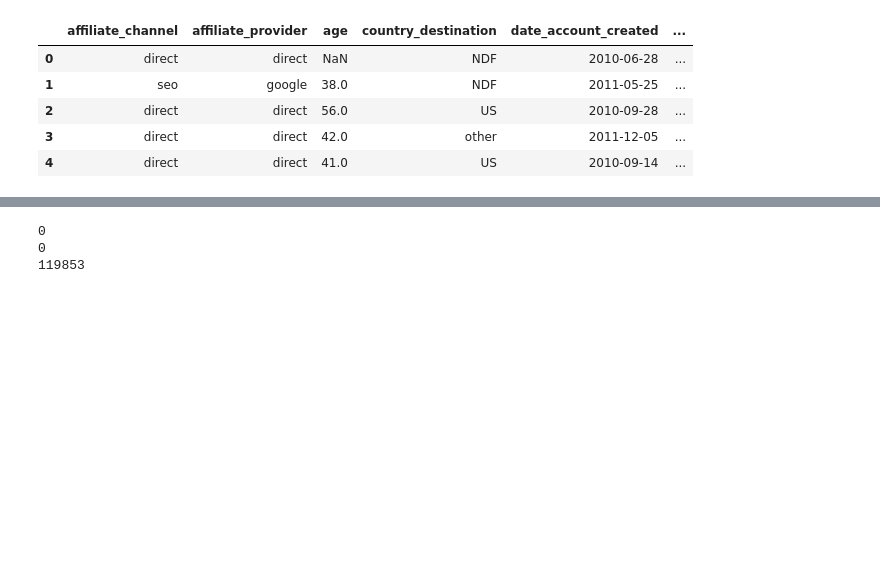
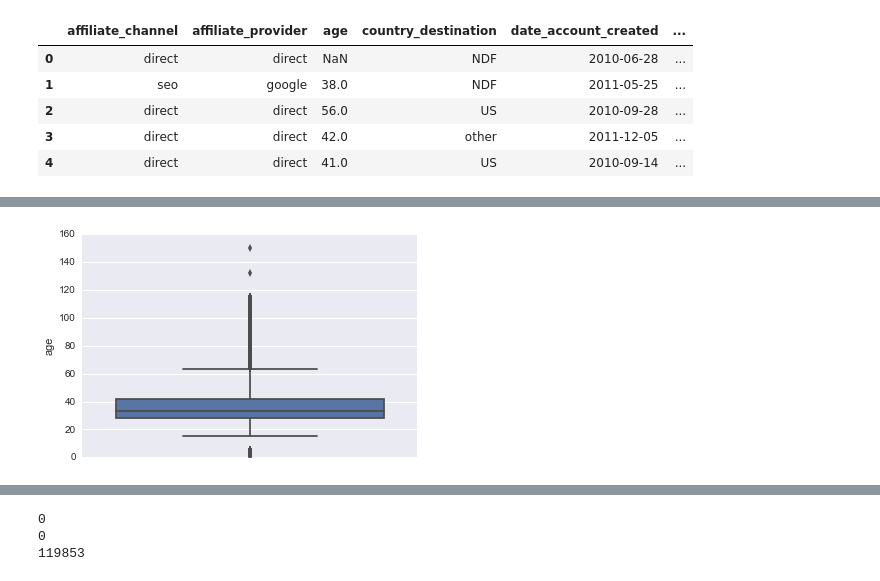
Before and after one commit to ah3200/airbnb-kaggle, a Jupyter notebook: Airbnb-destination-prediction-v5.ipynb, the cells around one changed output, grey strips where cells are left out. Saved outputs shown, nothing was run; the diff lists cells and outputs as text; code cells hidden in the pictures; blank space fills up the shorter version.

```diff
--- a/Airbnb-destination-prediction-v5.ipynb
+++ b/Airbnb-destination-prediction-v5.ipynb
@@ -23,0 +79,4 @@ users.head()
+# %%
+ax = sns.boxplot(y=users[users.age < 200].age)
+# %% [output]
+[figure, added]
```
Also changed, not shown: parts of 13 cells of this notebook.
